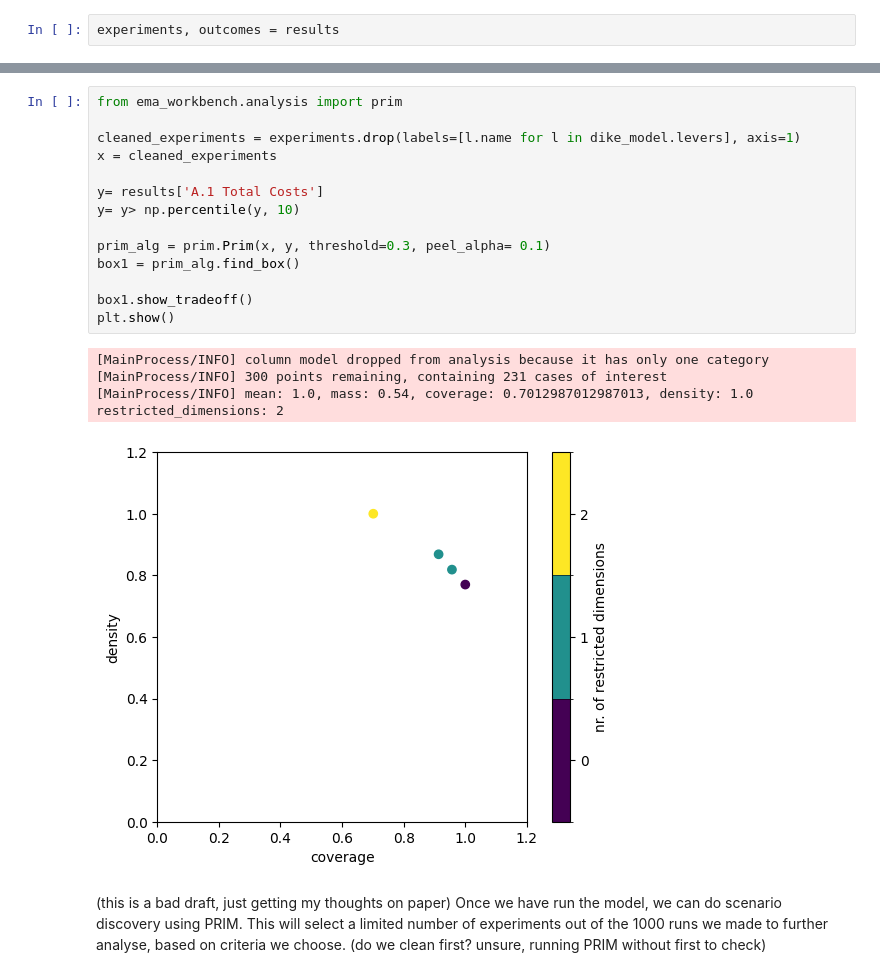
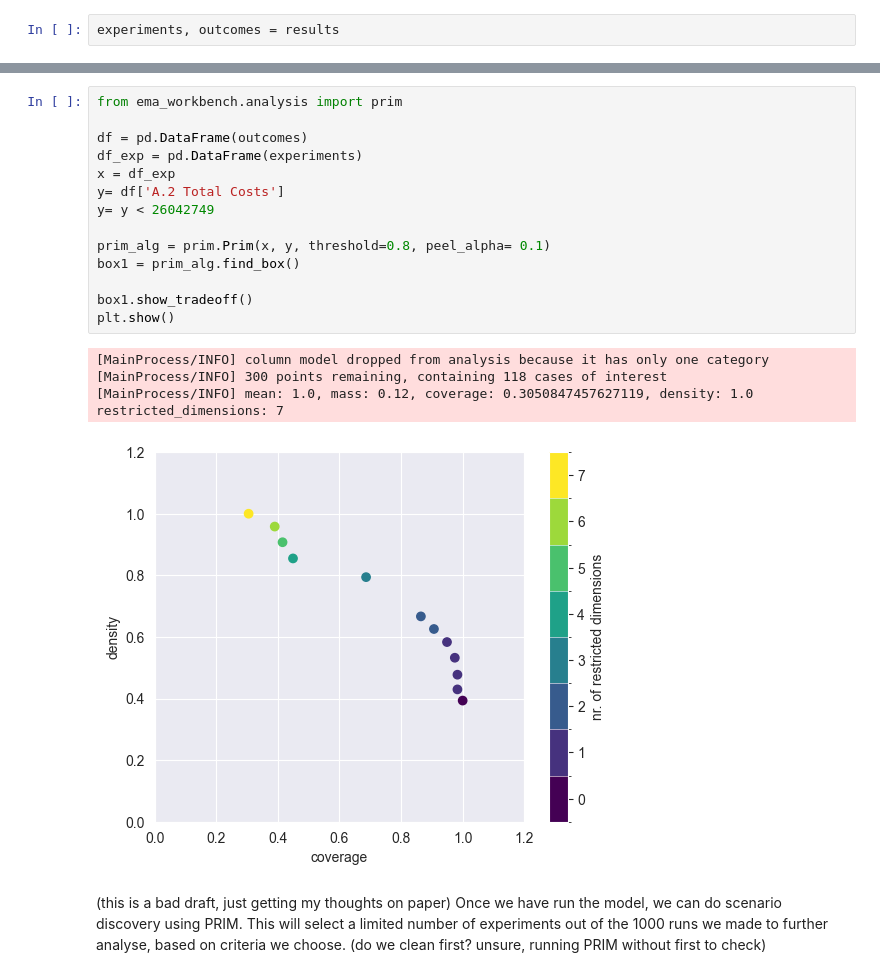
Before and after one commit to TanguiLG/Group13MBDM, a Jupyter notebook: Class Content/final assignment/Problem Formulations.ipynb, the cells around one changed output, grey strips where cells are left out. Saved outputs shown, nothing was run; the diff lists cells and outputs as text.

Commit message:
PRIM set up should work now

```diff
--- a/Class Content/final assignment/Problem Formulations.ipynb
+++ b/Class Content/final assignment/Problem Formulations.ipynb
@@ -206,22 +206,22 @@ pd.DataFrame(outcomes)
 # %%
 from ema_workbench.analysis import prim
 
-cleaned_experiments = experiments.drop(labels=[l.name for l in dike_model.levers], axis=1)
-x = cleaned_experiments
+df = pd.DataFrame(outcomes)
+df_exp = pd.DataFrame(experiments)
+x = df_exp
+y= df['A.2 Total Costs']
+y= y < 26042749
 
-y= results['A.1 Total Costs']
-y= y> np.percentile(y, 10)
-
-prim_alg = prim.Prim(x, y, threshold=0.3, peel_alpha= 0.1)
+prim_alg = prim.Prim(x, y, threshold=0.8, peel_alpha= 0.1)
 box1 = prim_alg.find_box()
 
 box1.show_tradeoff()
 plt.show()
 # %% [output]
 [MainProcess/INFO] column model dropped from analysis because it has only one category
-[MainProcess/INFO] 300 points remaining, containing 231 cases of interest
-[MainProcess/INFO] mean: 1.0, mass: 0.54, coverage: 0.7012987012987013, density: 1.0 restricted_dimensions: 2
+[MainProcess/INFO] 300 points remaining, containing 118 cases of interest
+[MainProcess/INFO] mean: 1.0, mass: 0.12, coverage: 0.3050847457627119, density: 1.0 restricted_dimensions: 7
-[figure, old version]
+[figure, new version]
 # %% [markdown]
 (this is a bad draft, just getting my thoughts on paper)
 Once we have run the model, we can do scenario discovery using PRIM. This will select a limited number of experiments out of the 1000 runs we made to further analyse, based on criteria we choose. (do we clean first? unsure, running PRIM without first to check)
```
Also changed, not shown: parts of 4 cells of this notebook.
